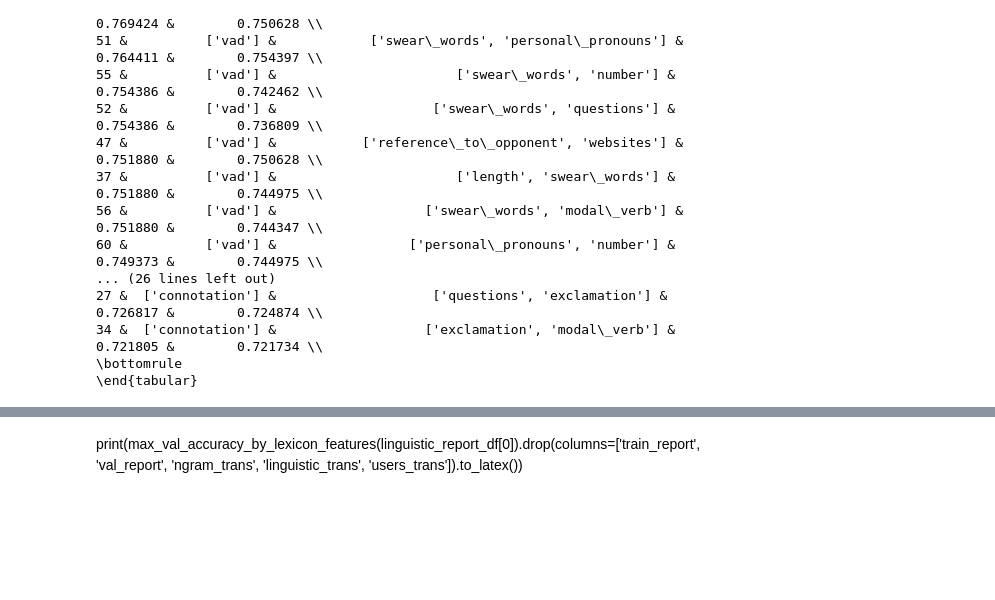
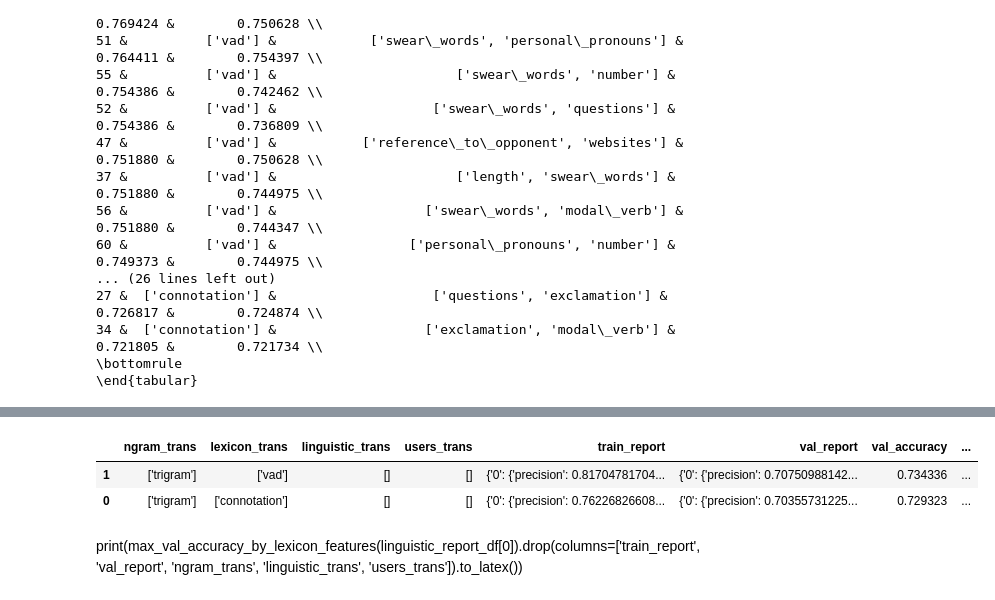
Before and after one commit to XingyuHe/NLP-HW1, a Jupyter notebook: report.ipynb, the cells around one changed output, grey strips where cells are left out. Cells and saved outputs as stored; diff of their text form; code cells hidden in the pictures; blank space fills up the shorter version.

```diff
--- a/report.ipynb
+++ b/report.ipynb
@@ -448,2 +445,8 @@ max_val_accuracy_by_lexicon_features(linguistic_report_df[0])
+# %%
+max_val_accuracy_by_lexicon_features(lexicon_report_df[2])
+# %% [output]
+|  | ngram_trans | lexicon_trans | linguistic_trans | users_trans | train_report | val_report | val_accuracy | ... |
+| 1 | ['trigram'] | ['vad'] | [] | [] | {'0': {'precision': 0.81704781704... | {'0': {'precision': 0.70750988142... | 0.734336 | ... |
+| 0 | ['trigram'] | ['connotation'] | [] | [] | {'0': {'precision': 0.76226826608... | {'0': {'precision': 0.70355731225... | 0.729323 | ... |
 # %% [markdown]
 print(max_val_accuracy_by_lexicon_features(linguistic_report_df[0]).drop(columns=['train_report', 'val_report', 'ngram_trans', 'linguistic_trans', 'users_trans']).to_latex())
```
Also changed, not shown: parts of 3 cells of this notebook, 7 other files.
